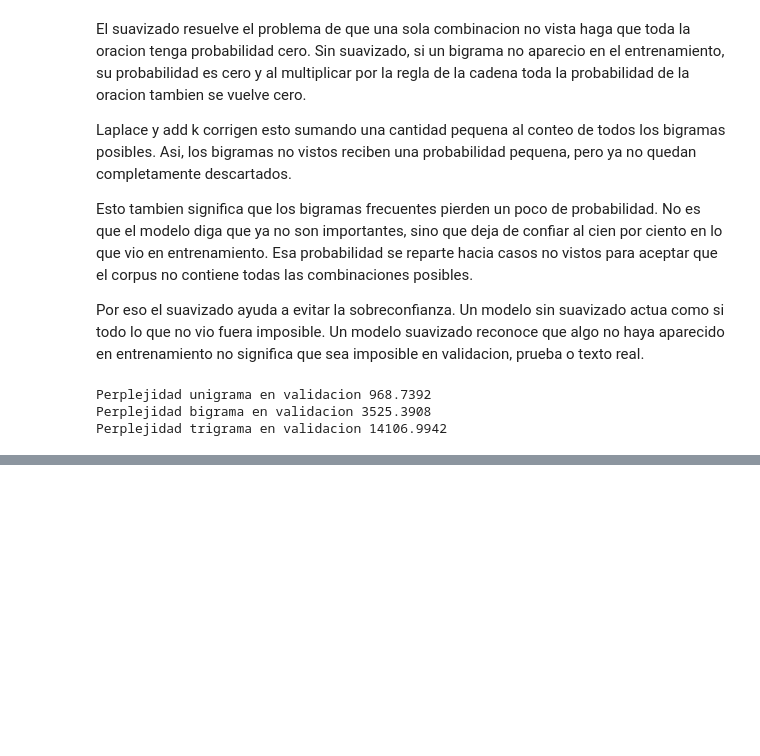
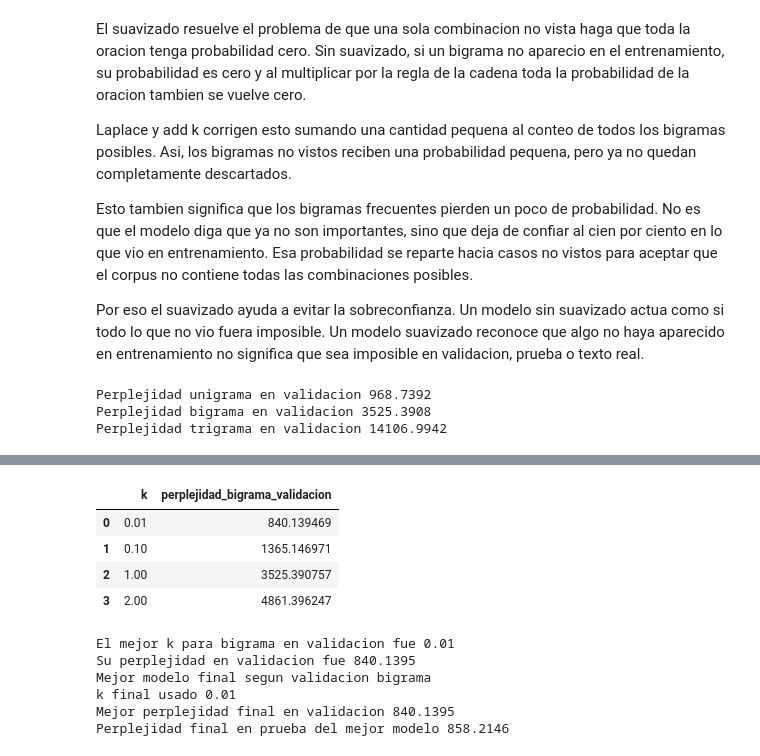
Before and after one commit to JuanDi37/Lab--5-NLP, a Jupyter notebook: Laboratorio 5.ipynb, the cells around one changed output, grey strips where cells are left out. Cells and saved outputs as stored; diff of their text form; code cells hidden in the pictures; blank space fills up the shorter version.

```diff
--- a/Laboratorio 5.ipynb
+++ b/Laboratorio 5.ipynb
@@ -539,0 +583,61 @@ Perplejidad trigrama en validacion 14106.9942
+# %%
+#repetimos perplejidad del bigrama con distintos valores de k
+
+valores_k = [0.01, 0.1, 1, 2]
+
+resultados_k = []
+
+for k in valores_k:
+    ppl = perplejidad_bigrama(val, k=k)
+
+    resultados_k.append({
+        "k": k,
+        "perplejidad_bigrama_validacion": ppl
+    })
+
+tabla_k = pd.DataFrame(resultados_k)
+display(tabla_k)
+
+fila_mejor_bigrama = tabla_k.sort_values("perplejidad_bigrama_validacion").iloc[0]
+
+mejor_k_bigrama = fila_mejor_bigrama["k"]
+mejor_ppl_bigrama = fila_mejor_bigrama["perplejidad_bigrama_validacion"]
+
+print(f"El mejor k para bigrama en validacion fue {mejor_k_bigrama}")
+print(f"Su perplejidad en validacion fue {mejor_ppl_bigrama:.4f}")
+
+#elegimos el mejor modelo final segun validacion
+if mejor_ppl_bigrama < mejor_ppl_k1:
+    mejor_modelo = "bigrama"
+    K_GENERAL = mejor_k_bigrama
+    mejor_ppl = mejor_ppl_bigrama
+else:
+    mejor_modelo = mejor_modelo_k1
+    K_GENERAL = 1
+    mejor_ppl = mejor_ppl_k1
+
+print(f"Mejor modelo final segun validacion {mejor_modelo}")
+print(f"k final usado {K_GENERAL}")
+print(f"Mejor perplejidad final en validacion {mejor_ppl:.4f}")
+
+#reportamos perplejidad final en prueba del mejor modelo
+if mejor_modelo == "unigrama":
+    ppl_test_mejor = perplejidad_unigrama(test, k=K_GENERAL)
+elif mejor_modelo == "bigrama":
+    ppl_test_mejor = perplejidad_bigrama(test, k=K_GENERAL)
+else:
+    ppl_test_mejor = perplejidad_trigrama(test, k=K_GENERAL)
+
+print(f"Perplejidad final en prueba del mejor modelo {ppl_test_mejor:.4f}")
+# %% [output]
+|  | k | perplejidad_bigrama_validacion |
+| 0 | 0.01 | 840.139469 |
+| 1 | 0.10 | 1365.146971 |
+| 2 | 1.00 | 3525.390757 |
+| 3 | 2.00 | 4861.396247 |
+El mejor k para bigrama en validacion fue 0.01
+Su perplejidad en validacion fue 840.1395
+Mejor modelo final segun validacion bigrama
+k final usado 0.01
+Mejor perplejidad final en validacion 840.1395
+Perplejidad final en prueba del mejor modelo 858.2146
```
Also changed, not shown: parts of 4 cells of this notebook.
